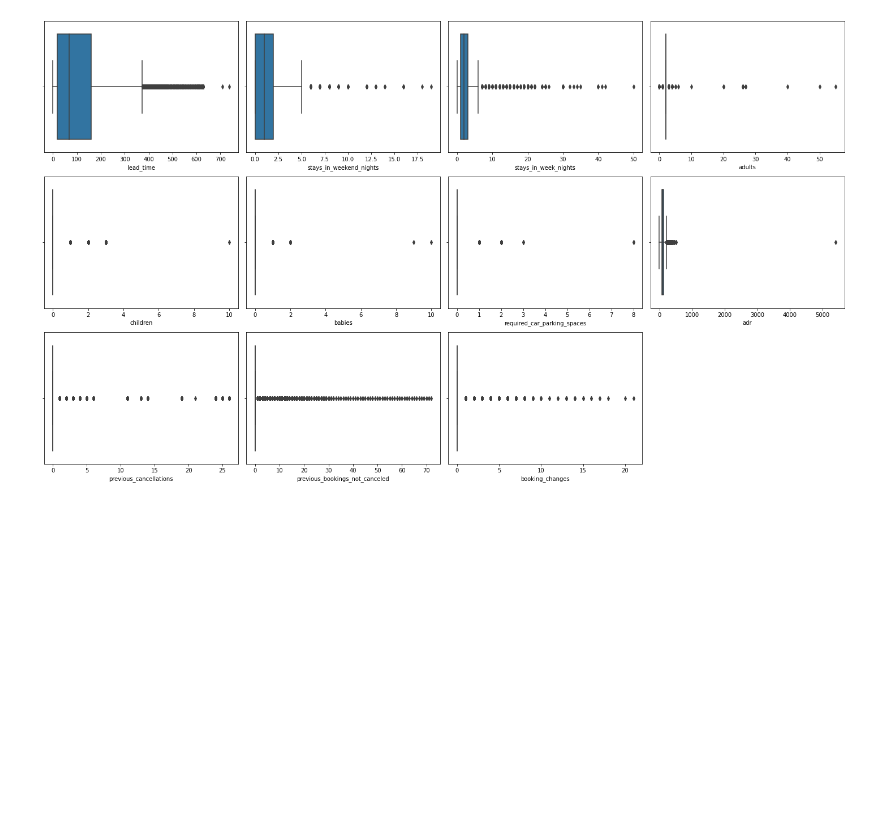
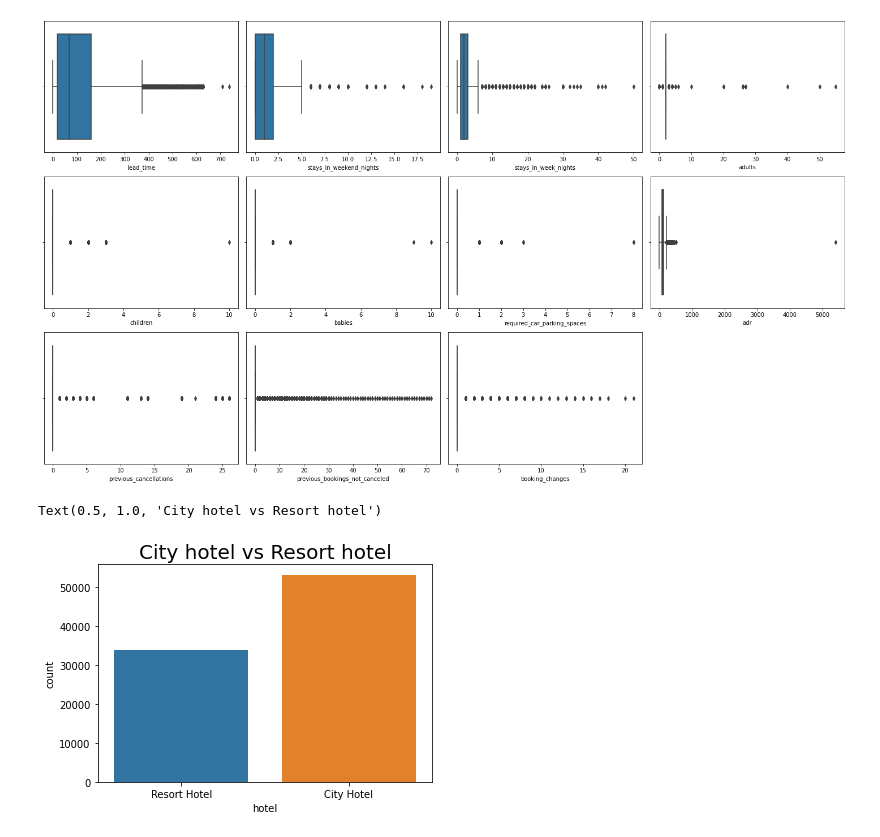
Before and after one commit to shikhar23091999/hotel-booking-analysis, a Jupyter notebook: Hotel_Booking_Analysis_Shikhar_Satpute.ipynb, the cells around one changed output. Drawn from its saved outputs; the diff is of its cells as text; code cells hidden in the pictures; blank space fills up the shorter version.

```diff
--- a/Hotel_Booking_Analysis_Shikhar_Satpute.ipynb
+++ b/Hotel_Booking_Analysis_Shikhar_Satpute.ipynb
@@ -156,3 +156,9 @@ df_copy.loc[df_copy.babies > 8, 'babies'] = 0
 df_copy.loc[df_copy.required_car_parking_spaces > 5, 'required_car_parking_spaces'] = 0
 df_copy.loc[df_copy.children > 8, 'children'] = 0
 df_copy.loc[df_copy.adr > 1000, 'adr'] = 1000
+# %%
+# City hotel vs Resort hotel booking count
+sns.countplot(df_copy['hotel']).set_title("City hotel vs Resort hotel",fontsize = 20)
+# %% [output]
+Text(0.5, 1.0, 'City hotel vs Resort hotel')
+[figure, added]
```
Also changed, not shown: parts of 12 cells of this notebook.
